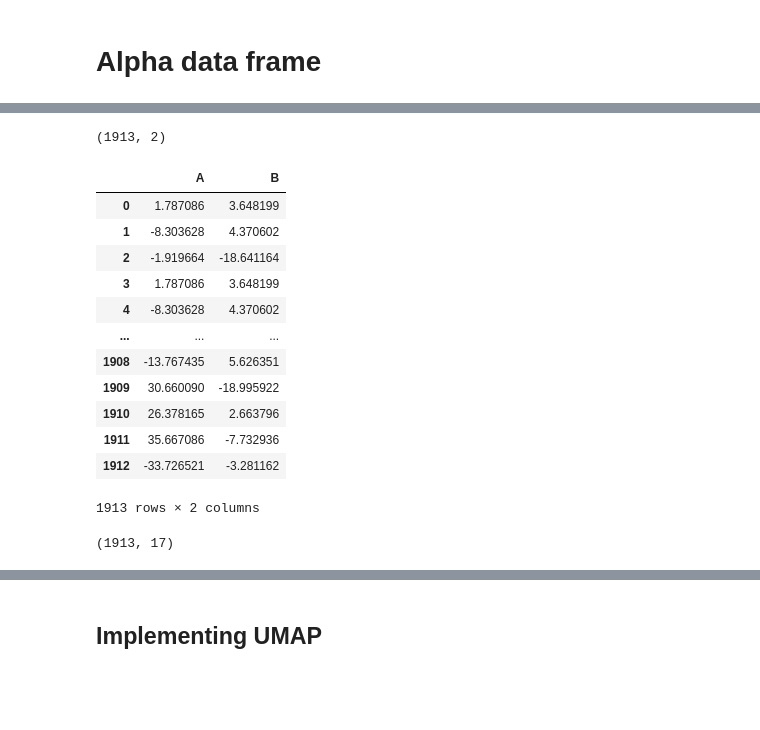
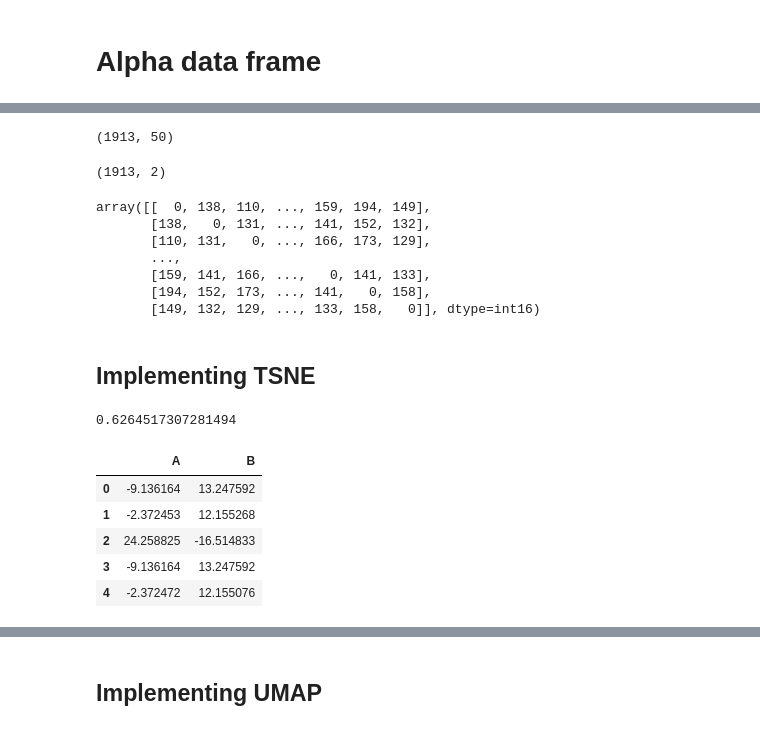
Before and after one commit to UoB-DSMP-2023-24/dsmp-2024-group-7, a Jupyter notebook: Bach's Part/Mini Project-Bach.ipynb, the cells around one changed output, grey strips where cells are left out. Cells and saved outputs as stored; diff of their text form; code cells hidden in the pictures; blank space fills up the shorter version.

```diff
--- a/Bach's Part/Mini Project-Bach.ipynb
+++ b/Bach's Part/Mini Project-Bach.ipynb
@@ -257,3 +241,0 @@ memory usage: 175.3+ KB
-# %%
-df_alpha=df_alpha.dropna()
-print(df_alpha.isnull().sum())
@@ -325,26 +270,46 @@ array([[-6.85043125,  0.25996836, -1.34453912, ...,  0.45159434,
 # %%
 from sklearn.decomposition import PCA
-pca = PCA(n_components=2)
-pca_alpha = pca.fit_transform(alpha_scaled_df)
-pca_alpha.shape
+pca = PCA(n_components=50)
+pca_alpha_homo = pca.fit_transform(alpha_chain)
+pca_alpha_homo.shape
 # %% [output]
-(1913, 2)
+(1913, 50)
+# %%
+from sklearn.decomposition import PCA
+pca = PCA(n_components=2)
+pca_alpha_homo = pca.fit_transform(alpha_chain)
+pca_alpha_homo.shape
+# %% [output]
+(1913, 2)
+# %%
+alpha_chain
+# %% [output]
+array([[  0, 138, 110, ..., 159, 194, 149],
+       [138,   0, 131, ..., 141, 152, 132],
+       [110, 131,   0, ..., 166, 173, 129],
+       ...,
+       [159, 141, 166, ...,   0, 141, 133],
+       [194, 152, 173, ..., 141,   0, 158],
+       [149, 132, 129, ..., 133, 158,   0]], dtype=int16)
+# %% [markdown]
+## Implementing TSNE
+# %%
+from sklearn.manifold import TSNE
+
+tsne = TSNE(n_components=2, random_state=42, perplexity=100)
+X_tsne = tsne.fit_transform(pca_alpha_homo)
+tsne.kl_divergence_
+# %% [output]
+0.6264517307281494
 # %%
-alpha_dist_df = pd.DataFrame(pca_alpha, columns =['A', 'B'])
-alpha_dist_df
+alpha_homo_dist_df = pd.DataFrame(X_tsne, columns =['A', 'B'])
+alpha_homo_dist_df.head(5)
 # %% [output]
 |  | A | B |
-| 0 | 1.787086 | 3.648199 |
-| 1 | -8.303628 | 4.370602 |
-| 2 | -1.919664 | -18.641164 |
-| 3 | 1.787086 | 3.648199 |
-| 4 | -8.303628 | 4.370602 |
-| ... | ... | ... |
-| 1908 | -13.767435 | 5.626351 |
-| 1909 | 30.660090 | -18.995922 |
-| 1910 | 26.378165 | 2.663796 |
-| 1911 | 35.667086 | -7.732936 |
-| 1912 | -33.726521 | -3.281162 |
+| 0 | -9.136164 | 13.247592 |
+| 1 | -2.372453 | 12.155268 |
+| 2 | 24.258825 | -16.514833 |
+| 3 | -9.136164 | 13.247592 |
+| 4 | -2.372472 | 12.155076 |
-1913 rows × 2 columns
 # %%
 # combining the columns of the two dataframes
@@ -352,5 +317 @@ df_concat_a = pd.concat([alpha_dist_df.reset_index(drop=True),clone_df.reset_ind
-# %%
-df_concat_a.shape
-# %% [output]
-(1913, 17)
 # %%
```
Also changed, not shown: parts of 101 cells of this notebook, 2 other files.
